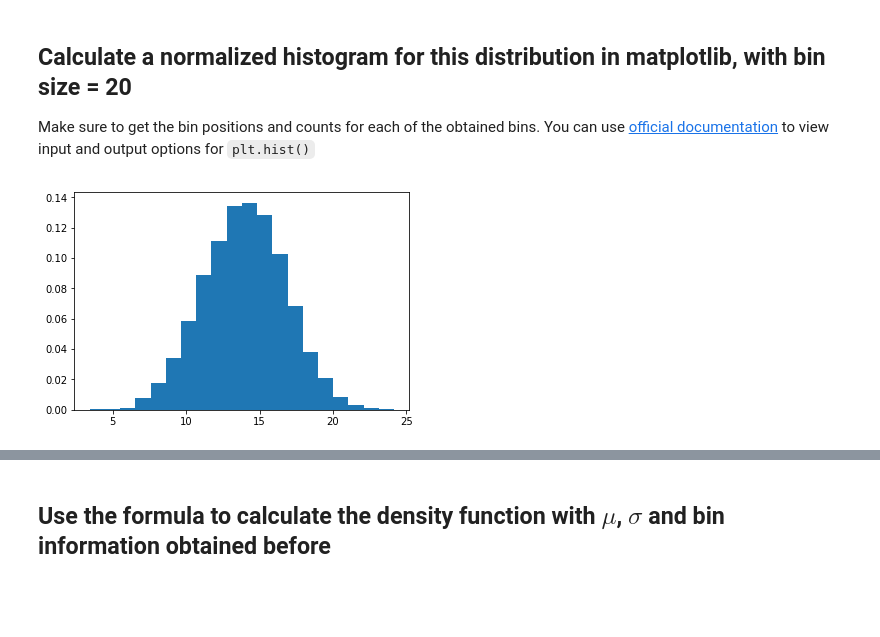
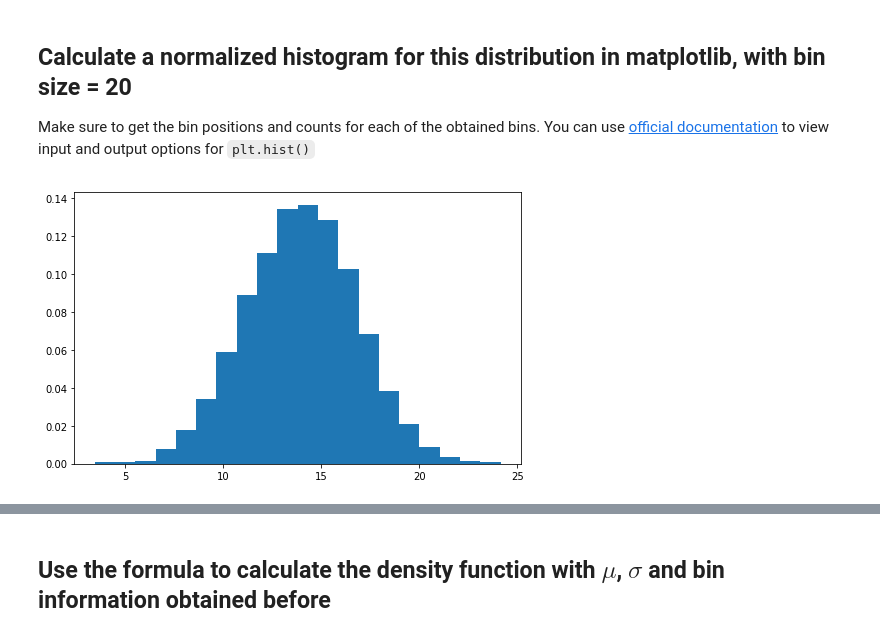
Before and after one commit to cjriggio/dsc-normal-distribution-lab-nyc-ds-career-042219, a Jupyter notebook: index.ipynb, the cells around one changed output, grey strips where cells are left out. Cells and saved outputs as stored; diff of their text form; code cells hidden in the pictures; blank space fills up the shorter version.

```diff
--- a/index.ipynb
+++ b/index.ipynb
@@ -37,9 +37,9 @@ s = np.random.normal(mu, sigma, n)
 Make sure to get the bin positions and counts for each of the obtained bins. You can use [official documentation](https://matplotlib.org/api/_as_gen/matplotlib.pyplot.hist.html) to view input and output options for `plt.hist()`
 # %%
 
-#plt.figure(figsize=(8,5))
+plt.figure(figsize=(8,5))
 plt.xticks()
 plt.hist(s, bins=20, density=True)
 plt.show();
 # %% [output]
-[figure, old version]
+[figure, new version]
```
Also changed, not shown: parts of 1 cell of this notebook.
